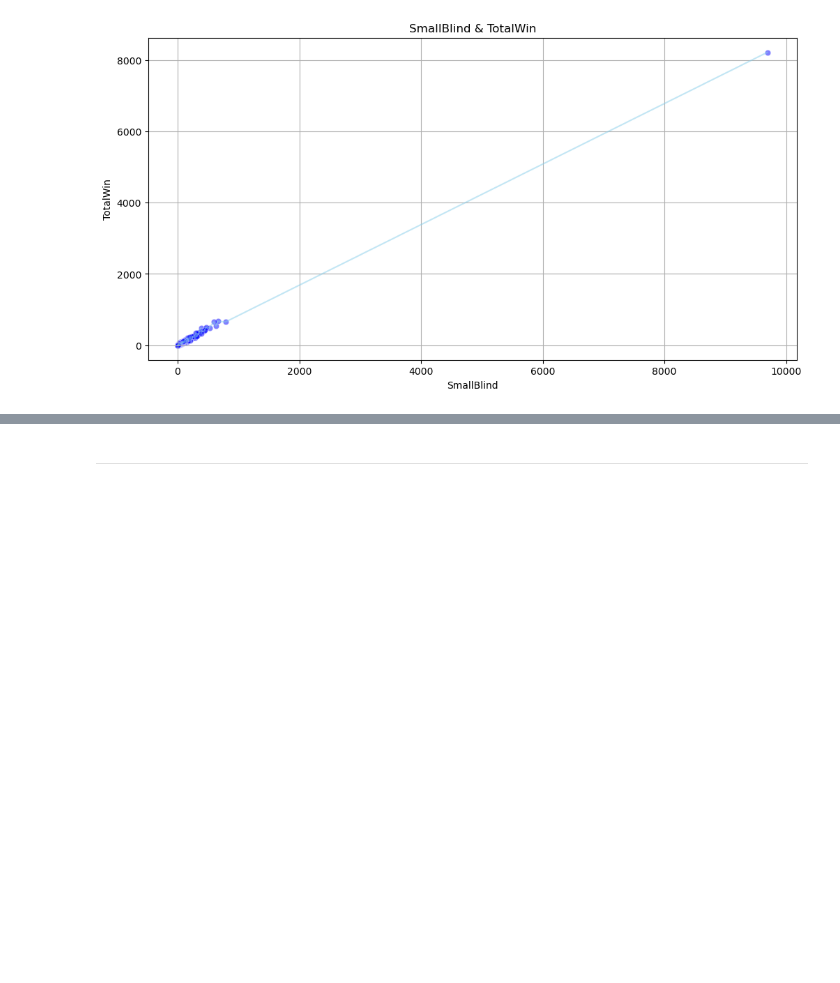
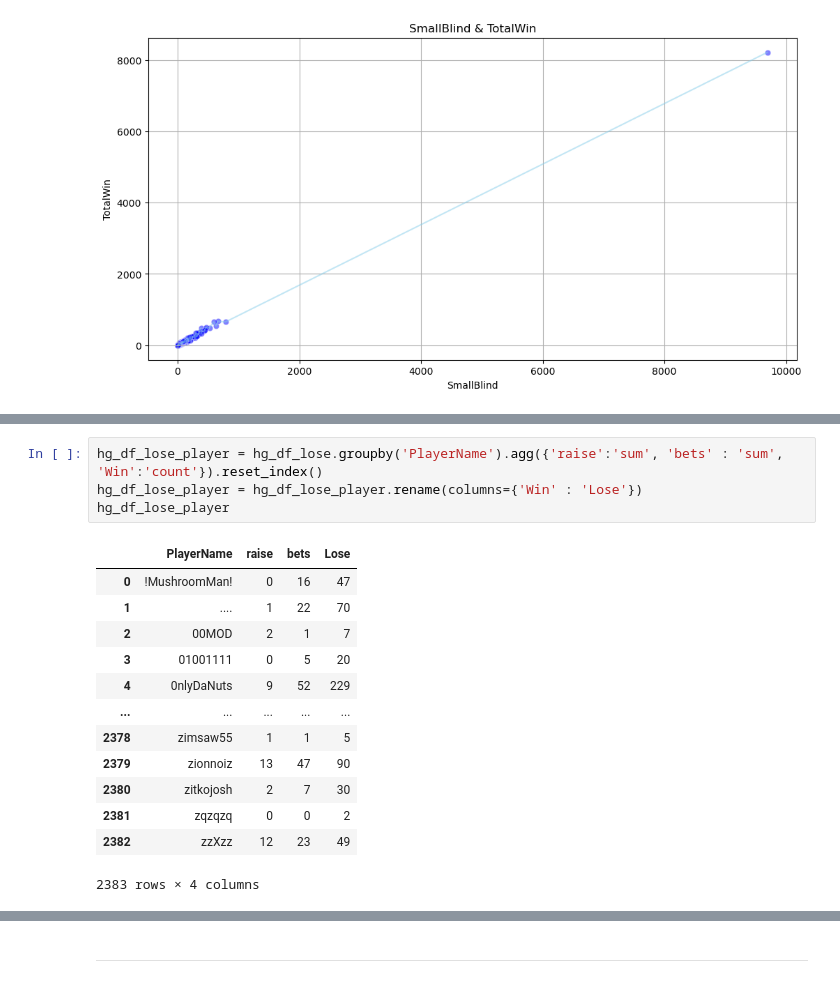
Before and after one commit to Respec-Do/study_Data_Analysis, a Jupyter notebook: z_project/Data_project/Data_Analysis.ipynb, the cells around one changed output, grey strips where cells are left out. Drawn from its saved outputs; the diff is of its cells as text; blank space fills up the shorter version.

```diff
--- a/z_project/Data_project/Data_Analysis.ipynb
+++ b/z_project/Data_project/Data_Analysis.ipynb
@@ -1011,0 +1047,18 @@ plt.show()
+# %%
+hg_df_lose_player = hg_df_lose.groupby('PlayerName').agg({'raise':'sum', 'bets' : 'sum', 'Win':'count'}).reset_index()
+hg_df_lose_player = hg_df_lose_player.rename(columns={'Win' : 'Lose'})
+hg_df_lose_player
+# %% [output]
+|  | PlayerName | raise | bets | Lose |
+| 0 | !MushroomMan! | 0 | 16 | 47 |
+| 1 | .... | 1 | 22 | 70 |
+| 2 | 00MOD | 2 | 1 | 7 |
+| 3 | 01001111 | 0 | 5 | 20 |
+| 4 | 0nlyDaNuts | 9 | 52 | 229 |
+| ... | ... | ... | ... | ... |
+| 2378 | zimsaw55 | 1 | 1 | 5 |
+| 2379 | zionnoiz | 13 | 47 | 90 |
+| 2380 | zitkojosh | 2 | 7 | 30 |
+| 2381 | zqzqzq | 0 | 0 | 2 |
+| 2382 | zzXzz | 12 | 23 | 49 |
+2383 rows × 4 columns
```
Also changed, not shown: parts of 8 cells of this notebook, 3 other files.
